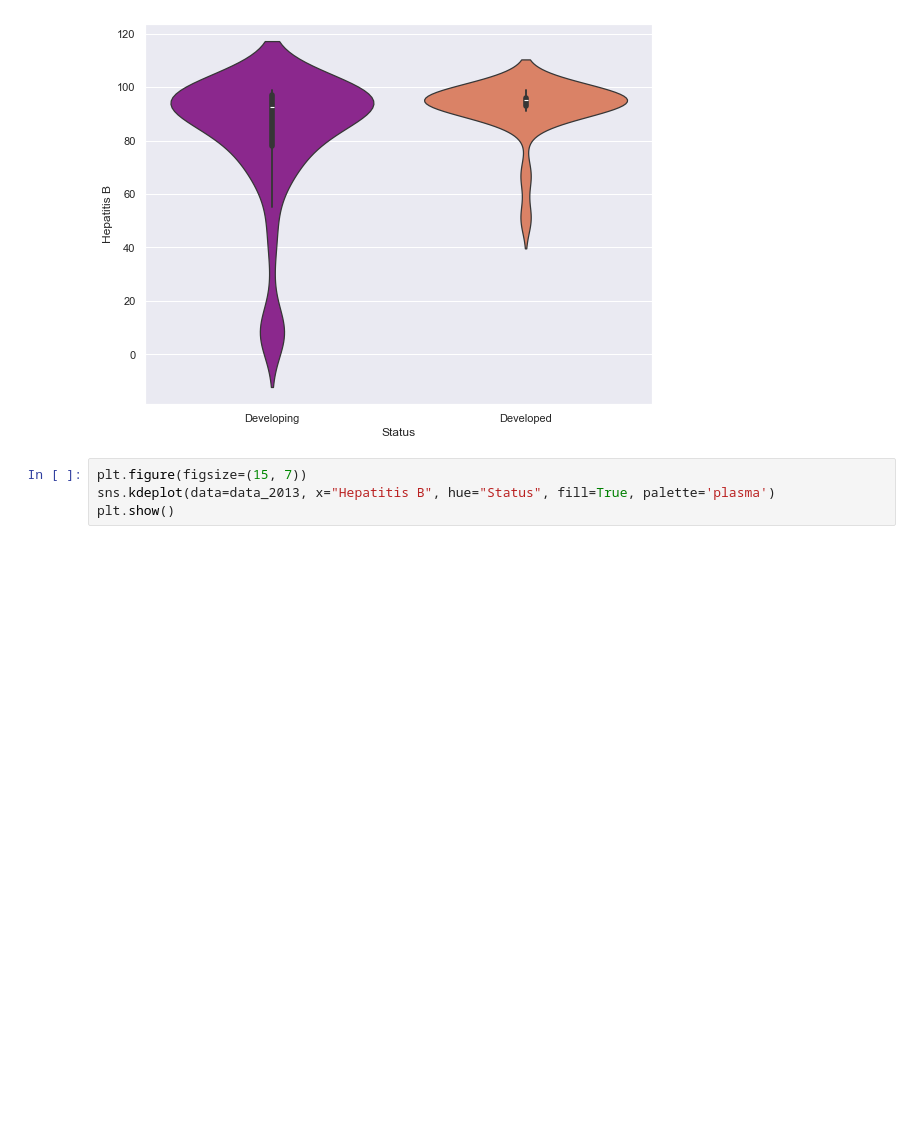
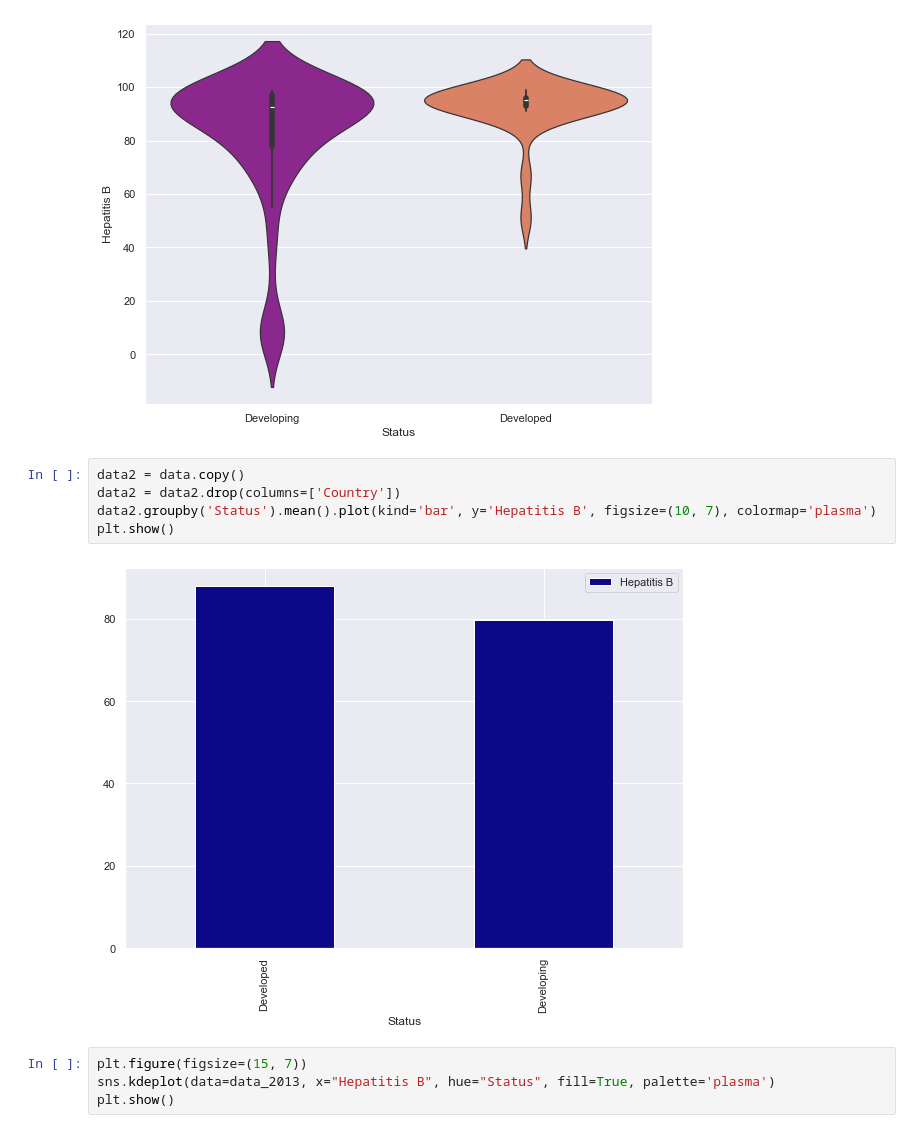
Before and after one commit to alib2014/Life_expectancy_prediction, a Jupyter notebook: life_expectancy.ipynb, the cells around one changed output. Cells and saved outputs as stored; diff of their text form; blank space fills up the shorter version.

```diff
--- a/life_expectancy.ipynb
+++ b/life_expectancy.ipynb
@@ -121,6 +141,13 @@ Passing `palette` without assigning `hue` is deprecated and will be removed in v
 
   plt.subplot(121), sns.violinplot(data=data_2013, x='Status', y='Hepatitis B', palette='plasma')
 [figure]
+# %%
+data2 = data.copy()
+data2 = data2.drop(columns=['Country'])
+data2.groupby('Status').mean().plot(kind='bar', y='Hepatitis B', figsize=(10, 7), colormap='plasma')
+plt.show()
+# %% [output]
+[figure, added]
 # %%
 plt.figure(figsize=(15, 7))
 sns.kdeplot(data=data_2013, x="Hepatitis B", hue="Status", fill=True, palette='plasma')
```
Also changed, not shown: parts of 21 cells of this notebook.
